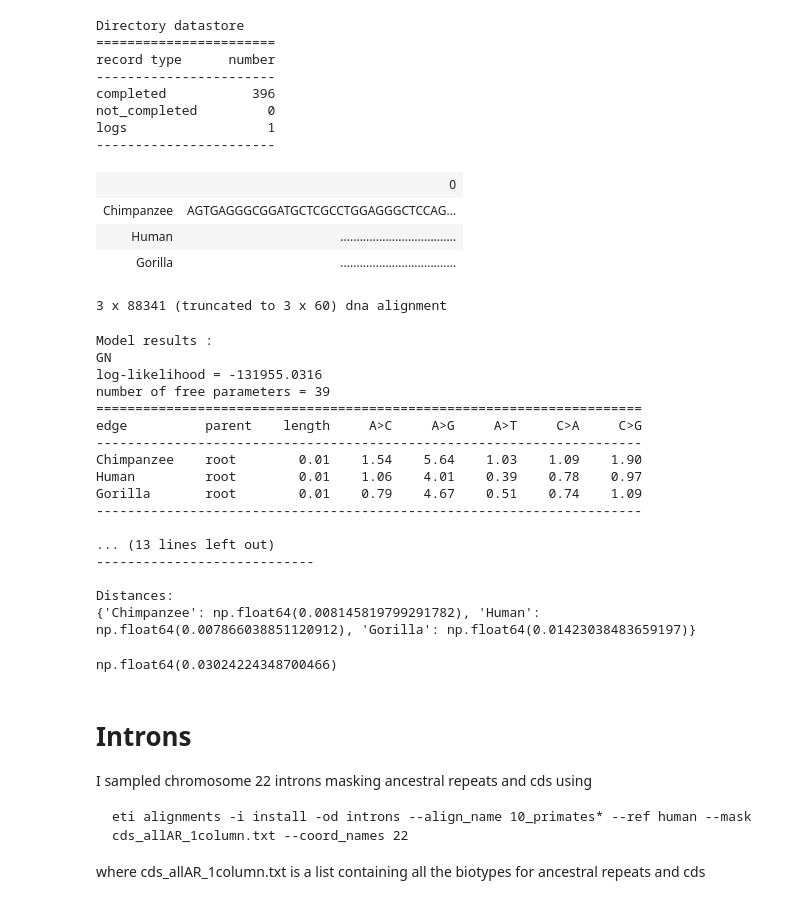
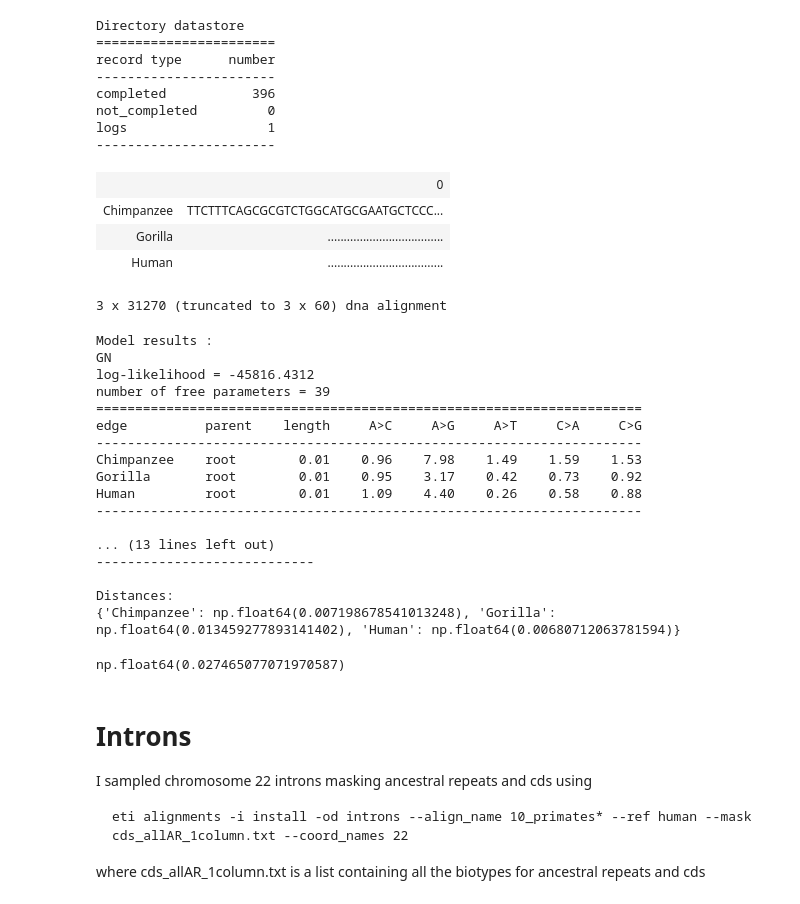
Before and after one commit to uliseshmc/EstimatingUd, a Jupyter notebook: GN_model.ipynb, the cells around one changed output. Drawn from its saved outputs; the diff is of its cells as text; code cells hidden in the pictures.

````diff
--- a/GN_model.ipynb
+++ b/GN_model.ipynb
@@ -18,7 +18,7 @@ codon_align = get_app("progressive_align", "codon", guide_tree="(Human:0.06,Chim
 ```
 I store the aligned sequences in the folder cds/codon_aligned/
 # %%
-folder_in = paths.DATA_APES114 + 'cds/codon_aligned/'
+folder_in = paths.DATA_APES114 + 'cds/'
 in_dstore = cogent3.open_data_store(folder_in, suffix='fa', mode='r')
 
 print(in_dstore.describe)
@@ -33,24 +33,25 @@ logs                  1
 -----------------------
 # %%
 loader = get_app("load_aligned", moltype="dna")
-omit_degs = get_app("omit_degenerates", moltype="dna", motif_length=3)
+omit_degs_cds = get_app("omit_degenerates", moltype="dna", motif_length=3)
+rename_cds = libs.renamer_cds_aligned()
 ffold = get_app("take_codon_positions", fourfold_degenerate=True)
 concat = get_app("concat", moltype="dna")
 
 #create a concatenated alignment with all coding positions
-ffoldprocess = loader+omit_degs+ffold
+ffold_process = loader + omit_degs_cds + rename_cds + ffold
 # result below is only valid alignments (no NotCompleted).
-results_ffold = [r for r in ffoldprocess.as_completed(in_dstore[:], parallel=True) if r]
+results_ffold = [r for r in ffold_process.as_completed(in_dstore[:], parallel=True) if r]
 ffold_alns = concat(results_ffold)
 ffold_alns.source = "cds_alignments"
 
 ffold_alns
 # %% [output]
 |  | 0 |
-| Chimpanzee | AGTGAGGGCGGATGCTCGCCTGGAGGGCTCCAG... |
+| Chimpanzee | TTCTTTCAGCGCGTCTGGCATGCGAATGCTCCC... |
+| Gorilla | .................................... |
 | Human | .................................... |
-| Gorilla | .................................... |
-3 x 88341 (truncated to 3 x 60) dna alignment
+3 x 31270 (truncated to 3 x 60) dna alignment
 # %%
 #Do a General nucleotide substitution model
 #time_het=max sets a 36 params substitution model
@@ -65,26 +66,26 @@ print(lengthstree_ffold)
 # %% [output]
 Model results :
 GN
-log-likelihood = -131955.0316
+log-likelihood = -45816.4312
 number of free parameters = 39
 ======================================================================
 edge          parent    length     A>C     A>G     A>T     C>A     C>G
 ----------------------------------------------------------------------
-Chimpanzee    root        0.01    1.54    5.64    1.03    1.09    1.90
-Human         root        0.01    1.06    4.01    0.39    0.78    0.97
-Gorilla       root        0.01    0.79    4.67    0.51    0.74    1.09
+Chimpanzee    root        0.01    0.96    7.98    1.49    1.59    1.53
+Gorilla       root        0.01    0.95    3.17    0.42    0.73    0.92
+Human         root        0.01    1.09    4.40    0.26    0.58    0.88
 ----------------------------------------------------------------------
 
 ... (13 lines left out)
 ----------------------------
 
 Distances:
-{'Chimpanzee': np.float64(0.008145819799291782), 'Human': np.float64(0.007866038851120912), 'Gorilla': np.float64(0.01423038483659197)}
+{'Chimpanzee': np.float64(0.007198678541013248), 'Gorilla': np.float64(0.013459277893141402), 'Human': np.float64(0.00680712063781594)}
 # %%
 totalENS_ffold = result_ffold.total_length(length_as="ENS")
 totalENS_ffold
 # %% [output]
-np.float64(0.03024224348700466)
+np.float64(0.027465077071970587)
 # %% [markdown]
 # Introns
 
````
Also changed, not shown: parts of 14 cells of this notebook, 13 other files.
